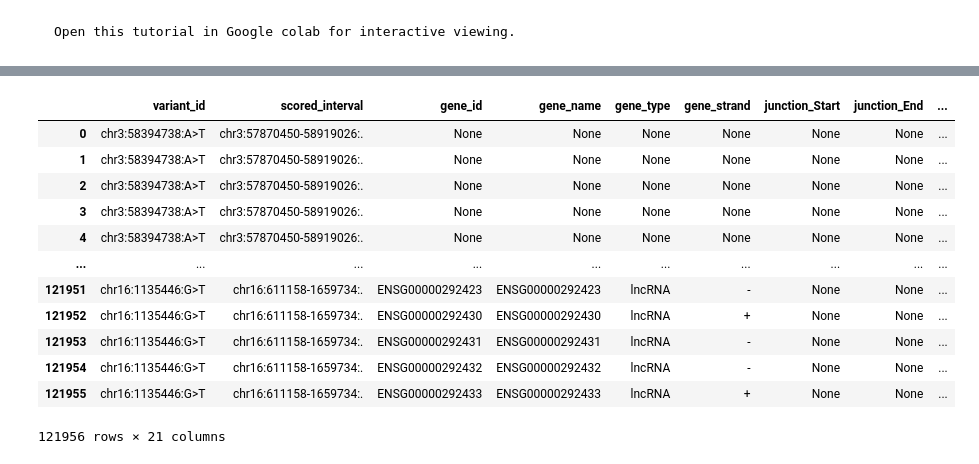
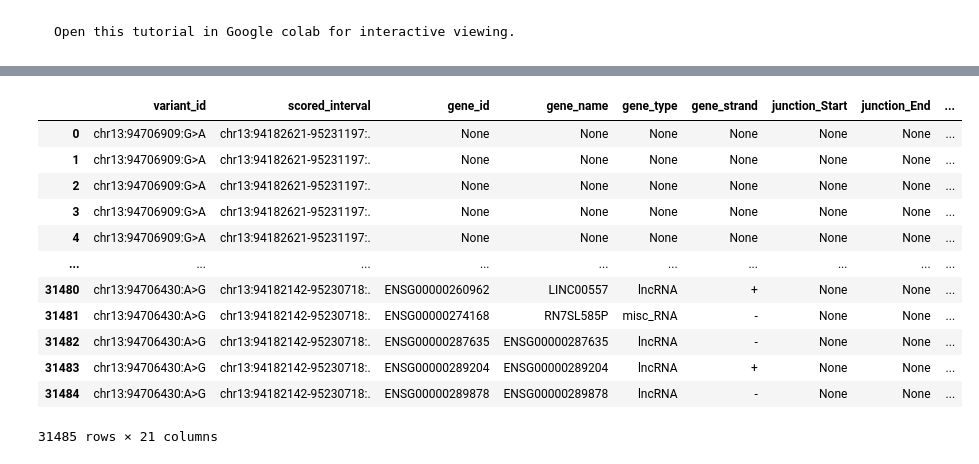
Before and after one commit to yxwang0812/TurnerLab, a Jupyter notebook: colabs/hs488_snvs.ipynb, the cells around one changed output, grey strips where cells are left out. Cells and saved outputs as stored; diff of their text form; code cells hidden in the pictures.

```diff
--- a/colabs/hs488_snvs.ipynb
+++ b/colabs/hs488_snvs.ipynb
@@ -40,32 +126,4 @@ dna_model = dna_client.create(userdata.get('ALPHA_GENOME_API_KEY'))
 # %%
-# @title Score batch of variants.
-
-# Load VCF file containing variants.
-vcf_file = 'placeholder'  # @param
-
-# We provide an example list of variants to illustrate.
-vcf_file = """variant_id\tCHROM\tPOS\tREF\tALT
-SP0168279_chr13_94706909_G_A_WGS1\tchr13\t94706909\tG\tA
-SP0290557_chr13_94707484_C_T_WGS4\tchr13\t94707484\tC\tT
-SP0039814_chr13_94706430_A_G_WGS5\tchr13\t94706430\tA\tG
-"""
-
-vcf = pd.read_csv(StringIO(vcf_file), sep='\t')
-
-required_columns = ['variant_id', 'CHROM', 'POS', 'REF', 'ALT']
-for column in required_columns:
-  if column not in vcf.columns:
-    raise ValueError(f'VCF file is missing required column: {column}.')
-
-organism = 'human'  # @param ["human", "mouse"] {type:"string"}
-
-# @markdown Specify length of sequence around variants to predict:
-sequence_length = '1MB'  # @param ["2KB", "16KB", "100KB", "500KB", "1MB"] { type:"string" }
-sequence_length = dna_client.SUPPORTED_SEQUENCE_LENGTHS[
-    f'SEQUENCE_LENGTH_{sequence_length}'
-]
-
-# @markdown Specify which scorers to use to score your variants:
 score_rna_seq = True  # @param { type: "boolean"}
 score_cage = True  # @param { type: "boolean" }
 score_procap = True  # @param { type: "boolean" }
@@ -78,17 +136,14 @@ score_splice_sites = True  # @param { type: "boolean" }
 score_splice_site_usage = True  # @param { type: "boolean" }
 score_splice_junctions = True  # @param { type: "boolean" }
 
-# @markdown Other settings:
 download_predictions = False  # @param { type: "boolean" }
 
-# Parse organism specification.
 organism_map = {
     'human': dna_client.Organism.HOMO_SAPIENS,
     'mouse': dna_client.Organism.MUS_MUSCULUS,
 }
 organism = organism_map[organism]
 
-# Parse scorer specification.
 scorer_selections = {
     'rna_seq': score_rna_seq,
     'cage': score_cage,
@@ -165,13 +220,13 @@ Warning: total number of rows (121956) exceeds max_rows (20000). Falling back to
 |  | variant_id | scored_interval | gene_id | gene_name | gene_type | gene_strand | junction_Start | junction_End | ... |
-| 0 | chr3:58394738:A>T | chr3:57870450-58919026:. | None | None | None | None | None | None | ... |
-| 1 | chr3:58394738:A>T | chr3:57870450-58919026:. | None | None | None | None | None | None | ... |
-| 2 | chr3:58394738:A>T | chr3:57870450-58919026:. | None | None | None | None | None | None | ... |
-| 3 | chr3:58394738:A>T | chr3:57870450-58919026:. | None | None | None | None | None | None | ... |
-| 4 | chr3:58394738:A>T | chr3:57870450-58919026:. | None | None | None | None | None | None | ... |
+| 0 | chr13:94706909:G>A | chr13:94182621-95231197:. | None | None | None | None | None | None | ... |
+| 1 | chr13:94706909:G>A | chr13:94182621-95231197:. | None | None | None | None | None | None | ... |
+| 2 | chr13:94706909:G>A | chr13:94182621-95231197:. | None | None | None | None | None | None | ... |
+| 3 | chr13:94706909:G>A | chr13:94182621-95231197:. | None | None | None | None | None | None | ... |
+| 4 | chr13:94706909:G>A | chr13:94182621-95231197:. | None | None | None | None | None | None | ... |
 | ... | ... | ... | ... | ... | ... | ... | ... | ... | ... |
-| 121951 | chr16:1135446:G>T | chr16:611158-1659734:. | ENSG00000292423 | ENSG00000292423 | lncRNA | - | None | None | ... |
-| 121952 | chr16:1135446:G>T | chr16:611158-1659734:. | ENSG00000292430 | ENSG00000292430 | lncRNA | + | None | None | ... |
-| 121953 | chr16:1135446:G>T | chr16:611158-1659734:. | ENSG00000292431 | ENSG00000292431 | lncRNA | - | None | None | ... |
-| 121954 | chr16:1135446:G>T | chr16:611158-1659734:. | ENSG00000292432 | ENSG00000292432 | lncRNA | - | None | None | ... |
-| 121955 | chr16:1135446:G>T | chr16:611158-1659734:. | ENSG00000292433 | ENSG00000292433 | lncRNA | + | None | None | ... |
+| 31480 | chr13:94706430:A>G | chr13:94182142-95230718:. | ENSG00000260962 | LINC00557 | lncRNA | + | None | None | ... |
+| 31481 | chr13:94706430:A>G | chr13:94182142-95230718:. | ENSG00000274168 | RN7SL585P | misc_RNA | - | None | None | ... |
+| 31482 | chr13:94706430:A>G | chr13:94182142-95230718:. | ENSG00000287635 | ENSG00000287635 | lncRNA | - | None | None | ... |
+| 31483 | chr13:94706430:A>G | chr13:94182142-95230718:. | ENSG00000289204 | ENSG00000289204 | lncRNA | + | None | None | ... |
+| 31484 | chr13:94706430:A>G | chr13:94182142-95230718:. | ENSG00000289878 | ENSG00000289878 | lncRNA | - | None | None | ... |
-121956 rows × 21 columns
+31485 rows × 21 columns
```
Also changed, not shown: parts of 7 cells of this notebook.
